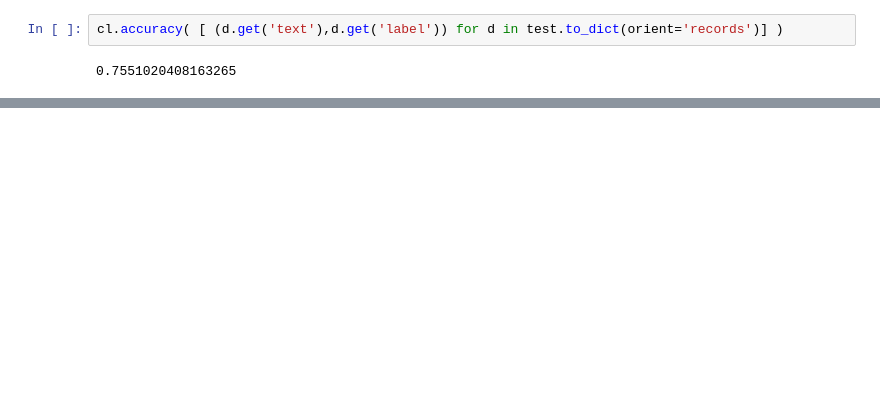
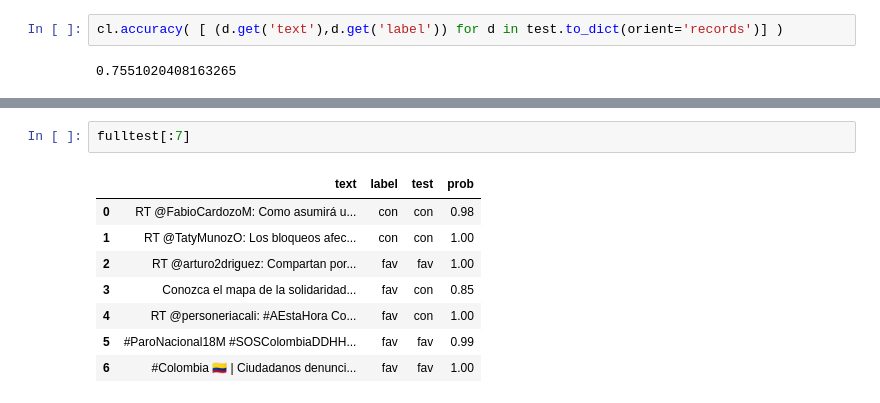
Before and after one commit to restrepo/twitter, a Jupyter notebook: senti.ipynb, the cells around one changed output, grey strips where cells are left out. Saved outputs shown, nothing was run; the diff lists cells and outputs as text; blank space fills up the shorter version.

```diff
--- a/senti.ipynb
+++ b/senti.ipynb
@@ -237,0 +207,11 @@ cl.accuracy( [ (d.get('text'),d.get('label')) for d in test.to_dict(orient='reco
+# %%
+fulltest[:7]
+# %% [output]
+|  | text | label | test | prob |
+| 0 | RT @FabioCardozoM: Como asumirá u... | con | con | 0.98 |
+| 1 | RT @TatyMunozO: Los bloqueos afec... | con | con | 1.00 |
+| 2 | RT @arturo2driguez: Compartan por... | fav | fav | 1.00 |
+| 3 | Conozca el mapa de la solidaridad... | fav | con | 0.85 |
+| 4 | RT @personeriacali: #AEstaHora Co... | fav | con | 1.00 |
+| 5 | #ParoNacional18M #SOSColombiaDDHH... | fav | fav | 0.99 |
+| 6 | #Colombia 🇨🇴 | Ciudadanos denunci... | fav | fav | 1.00 |
```
Also changed, not shown: parts of 42 cells of this notebook, 2 other files.
